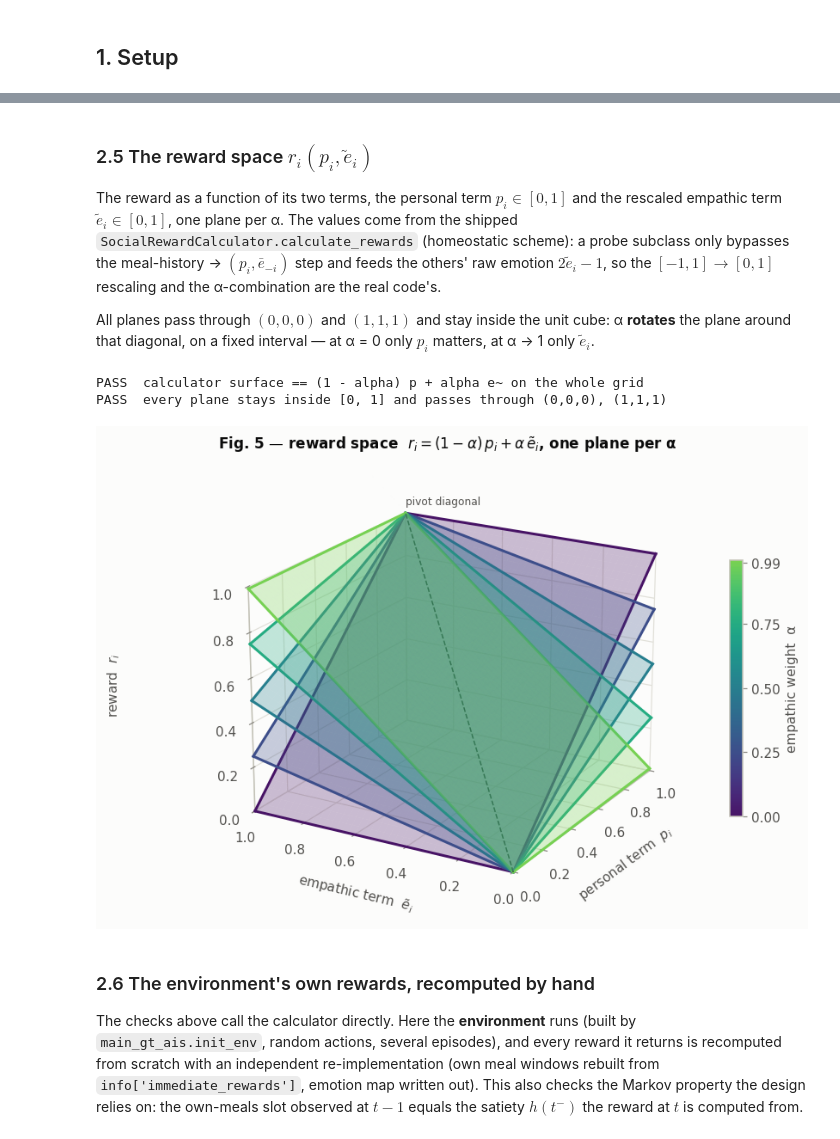
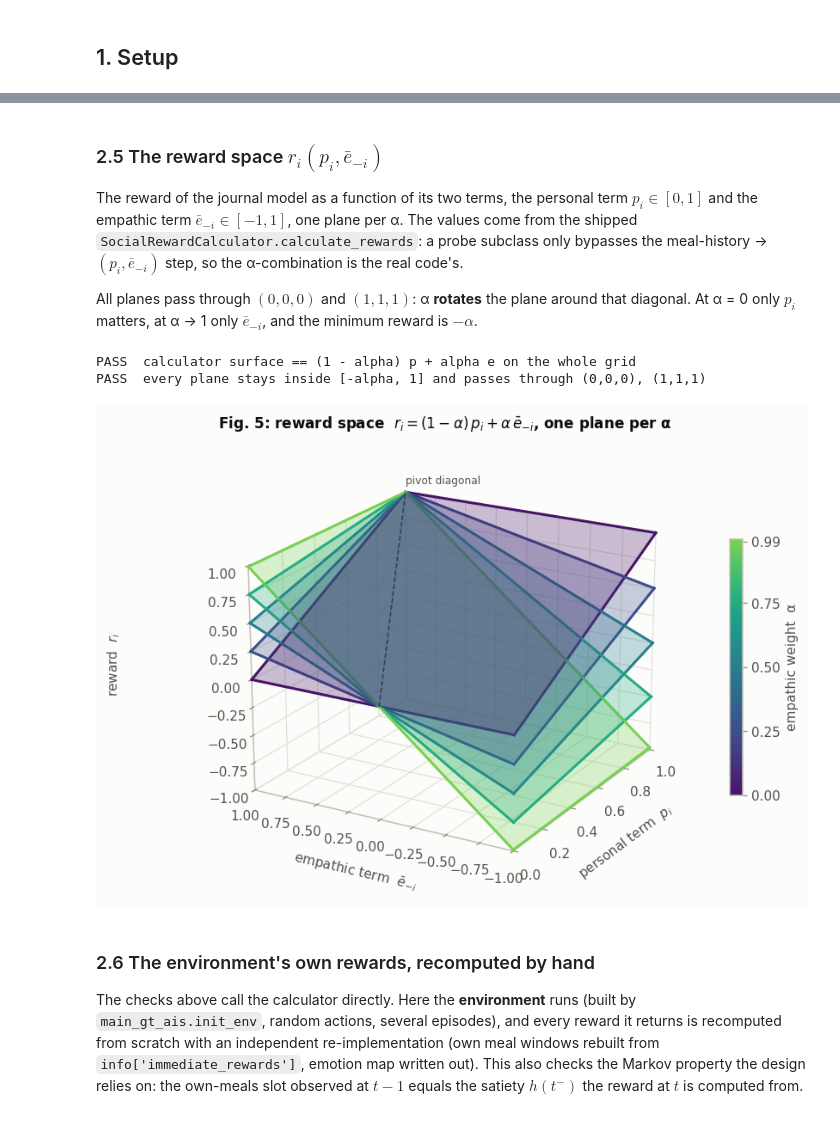
Before and after one commit to EvannR/ISIR, a Jupyter notebook: 03_GT/analysis/analysis_00_reward_observation_checks.ipynb, the cells around one changed output, grey strips where cells are left out. Saved outputs shown, nothing was run; the diff lists cells and outputs as text; code cells hidden in the pictures.

```diff
--- a/03_GT/analysis/analysis_00_reward_observation_checks.ipynb
+++ b/03_GT/analysis/analysis_00_reward_observation_checks.ipynb
@@ -235,5 +224,5 @@ PASS  total = (1 - alpha) * personal + alpha * empathic, both schemes
 # %%
-fig, axes = plt.subplots(1, 2, figsize=(9.5, 3.4), sharey=True)
+fig, axes = plt.subplots(1, len(SCHEMES), figsize=(13, 3.4), sharey=True)
 for ax, s in zip(axes, SCHEMES):
     b = bounds.loc[s]
     ax.fill_between(ALPHAS, b.reward_min, b.reward_max, color=SCHEME_COLOR[s], alpha=0.18,
@@ -245,10 +234,11 @@ for ax, s in zip(axes, SCHEMES):
     ax.set_xlabel("empathic weight  α")
     ax.set_xticks(ALPHAS)
 axes[0].set_ylabel("attainable reward  r")
-axes[0].annotate("min = −α", (0.75, -0.75), xytext=(0.35, -0.9), color=INK["secondary"],
-                 arrowprops=dict(arrowstyle="-", color=INK["muted"]))
+for ax in (axes[0], axes[2]):
+    ax.annotate("min = −α", (0.75, -0.75), xytext=(0.35, -0.9), color=INK["secondary"],
+                arrowprops=dict(arrowstyle="-", color=INK["muted"]))
 axes[1].annotate("[0, 1] for every α", (0.5, 0.5), ha="center", color=INK["secondary"])
-fig.suptitle("Fig. 1 — the reward interval no longer depends on α", x=0.01, ha="left",
+fig.suptitle("Fig. 1: attainable reward of each scheme", x=0.01, ha="left",
              fontweight="semibold")
 fig.tight_layout()
 plt.show()
@@ -354,7 +349,7 @@ grows; in the homeostatic scheme every panel stays inside $[0,1]$.
 # %%
 show_alphas = [0.0, 0.5, 0.99]
 ks = np.arange(MEMORY_SIZE + 1)
-fig, axes = plt.subplots(2, 3, figsize=(10, 6.2), sharex=True, sharey=True)
+fig, axes = plt.subplots(len(SCHEMES), 3, figsize=(10, 9), sharex=True, sharey=True)
 for r_i, s in enumerate(SCHEMES):
     for c_i, a in enumerate(show_alphas):
         grid = np.empty((len(ks), len(ks)))
@@ -366,18 +361,19 @@ for r_i, s in enumerate(SCHEMES):
         ax = axes[r_i, c_i]
         im = ax.imshow(grid, origin="lower", extent=(-0.05, 1.05, -0.05, 1.05),
                        cmap=REWARD_CMAP, norm=REWARD_NORM, aspect="auto")
-        cs = ax.contour(ks / MEMORY_SIZE, ks / MEMORY_SIZE, grid, levels=[0],
-                        colors=INK["primary"], linewidths=1)
+        if grid.min() < 0 < grid.max():
+            ax.contour(ks / MEMORY_SIZE, ks / MEMORY_SIZE, grid, levels=[0],
+                       colors=INK["primary"], linewidths=1)
         ax.grid(False)
         ax.set_title(f"α = {a}    r ∈ [{grid.min():.2f}, {grid.max():.2f}]", fontsize=9)
-        if r_i == 1:
+        if r_i == len(SCHEMES) - 1:
             ax.set_xlabel("own satiety before meal  h")
         if c_i == 0:
             ax.set_ylabel(f"{SCHEME_LABEL[s]}\n\nothers' consumption rate")
 cb = fig.colorbar(im, ax=axes, shrink=0.8, pad=0.02)
 cb.set_label("reward  r")
 cb.outline.set_edgecolor(INK["baseline"])
-fig.suptitle("Fig. 4 — reward of an eating agent (black line: r = 0)", x=0.01, ha="left",
+fig.suptitle("Fig. 4: reward of an eating agent (black line: r = 0)", x=0.01, ha="left",
              fontweight="semibold")
 plt.show()
 # %% [output]
@@ -385,16 +381,13 @@ plt.show()
 # %% [markdown]
-### 2.5 The reward space $r_i(p_i, \tilde e_i)$
+### 2.5 The reward space $r_i(p_i, \bar e_{-i})$
 
-The reward as a function of its two terms, the personal term $p_i\in[0,1]$ and the
-rescaled empathic term $\tilde e_i\in[0,1]$, one plane per α. The values come from the
-shipped `SocialRewardCalculator.calculate_rewards` (homeostatic scheme): a probe
-subclass only bypasses the meal-history → $(p_i, \bar e_{-i})$ step and feeds the
-others' raw emotion $2\tilde e_i - 1$, so the $[-1,1]\to[0,1]$ rescaling and the
-α-combination are the real code's.
+The reward of the journal model as a function of its two terms, the personal term
+$p_i\in[0,1]$ and the empathic term $\bar e_{-i}\in[-1,1]$, one plane per α. The values come from
+the shipped `SocialRewardCalculator.calculate_rewards`: a probe subclass only bypasses the
+meal-history → $(p_i, \bar e_{-i})$ step, so the α-combination is the real code's.
 
-All planes pass through $(0,0,0)$ and $(1,1,1)$ and stay inside the unit cube: α
-**rotates** the plane around that diagonal, on a fixed interval — at α = 0 only $p_i$
-matters, at α → 1 only $\tilde e_i$.
+All planes pass through $(0,0,0)$ and $(1,1,1)$: α **rotates** the plane around that diagonal.
+At α = 0 only $p_i$ matters, at α → 1 only $\bar e_{-i}$, and the minimum reward is $-\alpha$.
 # %%
 from matplotlib.cm import ScalarMappable
 from matplotlib.colors import Normalize
@@ -418,66 +411,68 @@ class ProbeCalculator(SocialRewardCalculator):
 
 N_GRID = 41
 p_axis = np.linspace(0, 1, N_GRID)
-P, ET = np.meshgrid(p_axis, p_axis, indexing="xy")
+e_axis = np.linspace(-1, 1, N_GRID)
+ZERO = N_GRID // 2     # index of e = 0 on e_axis
+P, E = np.meshgrid(p_axis, e_axis, indexing="xy")
 focal, others = ProbeAgent(), [ProbeAgent() for _ in range(NB_AGENTS - 1)]
 R3 = {}
 for a in ALPHAS:
     calc = ProbeCalculator(NB_AGENTS, alpha=a, beta=BETA, threshold=THRESHOLD,
                            smoothing=SMOOTHING, sigmoid_gain=SIGMOID_GAIN,
-                           reward_scheme="homeostatic")
+                           reward_scheme="homeostatic_signed")
     R = np.empty(P.shape)
     for idx in np.ndindex(P.shape):
         focal.p = P[idx]
         for o in others:
-            o.e = 2 * ET[idx] - 1          # raw emotion; the calculator rescales it
+            o.e = E[idx]
         R[idx] = calc.calculate_rewards([focal] + others)[3][0]
     R3[a] = R
 
-check("2.5 reward space", "calculator surface == (1 - alpha) p + alpha e~ on the whole grid",
-      all(np.allclose(R3[a], (1 - a) * P + a * ET, atol=1e-12) for a in ALPHAS))
-check("2.5 reward space", "every plane stays inside [0, 1] and passes through (0,0,0), (1,1,1)",
-      all(R3[a].min() >= 0 and R3[a].max() <= 1 and np.isclose(R3[a][0, 0], 0)
+check("2.5 reward space", "calculator surface == (1 - alpha) p + alpha e on the whole grid",
+      all(np.allclose(R3[a], (1 - a) * P + a * E, atol=1e-12) for a in ALPHAS))
+check("2.5 reward space", "every plane stays inside [-alpha, 1] and passes through (0,0,0), (1,1,1)",
+      all(np.isclose(R3[a].min(), -a) and np.isclose(R3[a].max(), 1) and np.isclose(R3[a][ZERO, 0], 0)
           and np.isclose(R3[a][-1, -1], 1) for a in ALPHAS))
 
 ALPHA_CMAP = LinearSegmentedColormap.from_list(
     "alpha", plt.get_cmap("viridis")(np.linspace(0.05, 0.80, 256)))
 ALPHA_NORM = Normalize(0.0, 1.0)
 
 fig = plt.figure(figsize=(8.2, 6.4))
 ax = fig.add_subplot(111, projection="3d")
 for a in ALPHAS:
     col = ALPHA_CMAP(ALPHA_NORM(a))
-    ax.plot_surface(P, ET, R3[a], color=col, alpha=0.28, linewidth=0, shade=False)
+    ax.plot_surface(P, E, R3[a], color=col, alpha=0.28, linewidth=0, shade=False)
     # plane edges, so each plane's tilt reads without relying on the translucent fill
-    for row, e_val in ((0, 0.0), (-1, 1.0)):        # edges at e~ = 0 and e~ = 1
+    for row, e_val in ((0, -1.0), (-1, 1.0)):       # edges at e = -1 and e = 1
         ax.plot(p_axis, np.full(N_GRID, e_val), R3[a][row, :], color=col, lw=2)
     for col_i, p_val in ((0, 0.0), (-1, 1.0)):      # edges at p = 0 and p = 1
-        ax.plot(np.full(N_GRID, p_val), p_axis, R3[a][:, col_i], color=col, lw=2)
+        ax.plot(np.full(N_GRID, p_val), e_axis, R3[a][:, col_i], color=col, lw=2)
 ax.plot([0, 1], [0, 1], [0, 1], color=INK["primary"], lw=1, ls="--")
-ax.text(1, 1, 1.04, "pivot diagonal", color=INK["secondary"], fontsize=8)
+ax.text(1, 1, 1.08, "pivot diagonal", color=INK["secondary"], fontsize=8)
 ax.set_xlabel("personal term  $p_i$", labelpad=8)
-ax.set_ylabel(r"empathic term  $\tilde e_i$", labelpad=8)
+ax.set_ylabel(r"empathic term  $\bar e_{-i}$", labelpad=8)
 # 2D text rather than set_zlabel: the inline 'tight' crop leaves 3D axis labels out
 fig.text(0.0, 0.5, "reward  $r_i$", rotation=90, va="center", ha="right",
          color=INK["secondary"])
-ax.set_xlim(0, 1); ax.set_ylim(0, 1); ax.set_zlim(0, 1)
+ax.set_xlim(0, 1); ax.set_ylim(-1, 1); ax.set_zlim(-1, 1)
 ax.set_box_aspect((1, 1, 0.8))
 ax.view_init(elev=20, azim=-150)
 for axis in (ax.xaxis, ax.yaxis, ax.zaxis):
     axis.set_pane_color((1, 1, 1, 0))
     axis._axinfo["grid"]["color"] = INK["grid"]
 sm = ScalarMappable(cmap=ALPHA_CMAP, norm=ALPHA_NORM)
 sm.set_array([])
 cb = fig.colorbar(sm, ax=ax, shrink=0.55, pad=0.08, ticks=ALPHAS)
 cb.set_label("empathic weight  α")
 cb.outline.set_edgecolor(INK["baseline"])
-ax.set_title(r"Fig. 5 — reward space  $r_i = (1-\alpha)\,p_i + \alpha\,\tilde e_i$, "
+ax.set_title(r"Fig. 5: reward space  $r_i = (1-\alpha)\,p_i + \alpha\,\bar e_{-i}$, "
              "one plane per α", loc="left")
 plt.show()
 # %% [output]
-PASS  calculator surface == (1 - alpha) p + alpha e~ on the whole grid
-PASS  every plane stays inside [0, 1] and passes through (0,0,0), (1,1,1)
+PASS  calculator surface == (1 - alpha) p + alpha e on the whole grid
+PASS  every plane stays inside [-alpha, 1] and passes through (0,0,0), (1,1,1)
-[figure, old version]
+[figure, new version]
 # %% [markdown]
 ### 2.6 The environment's own rewards, recomputed by hand
 
```
Also changed, not shown: parts of 21 cells of this notebook, 1 other file.
